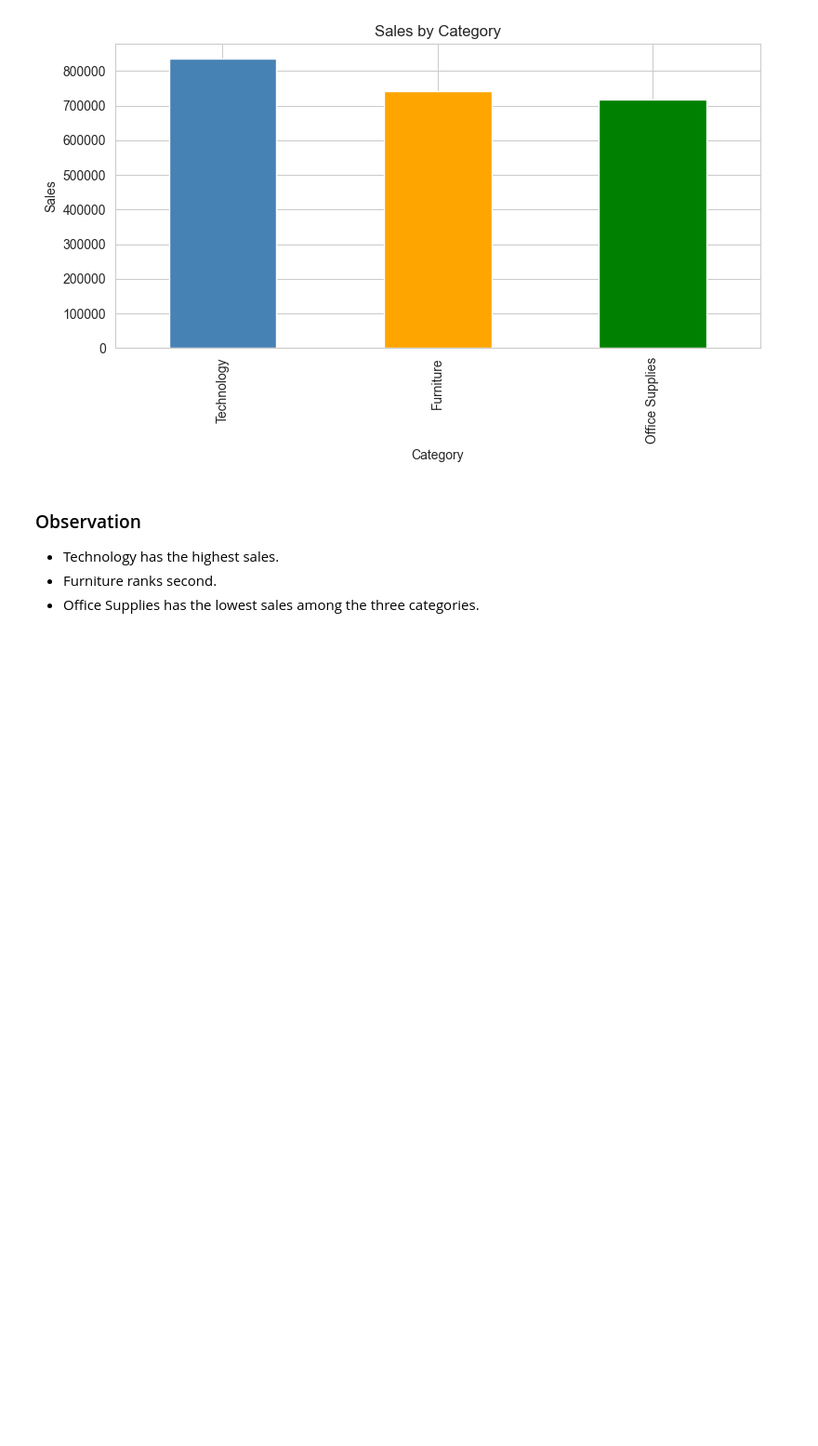
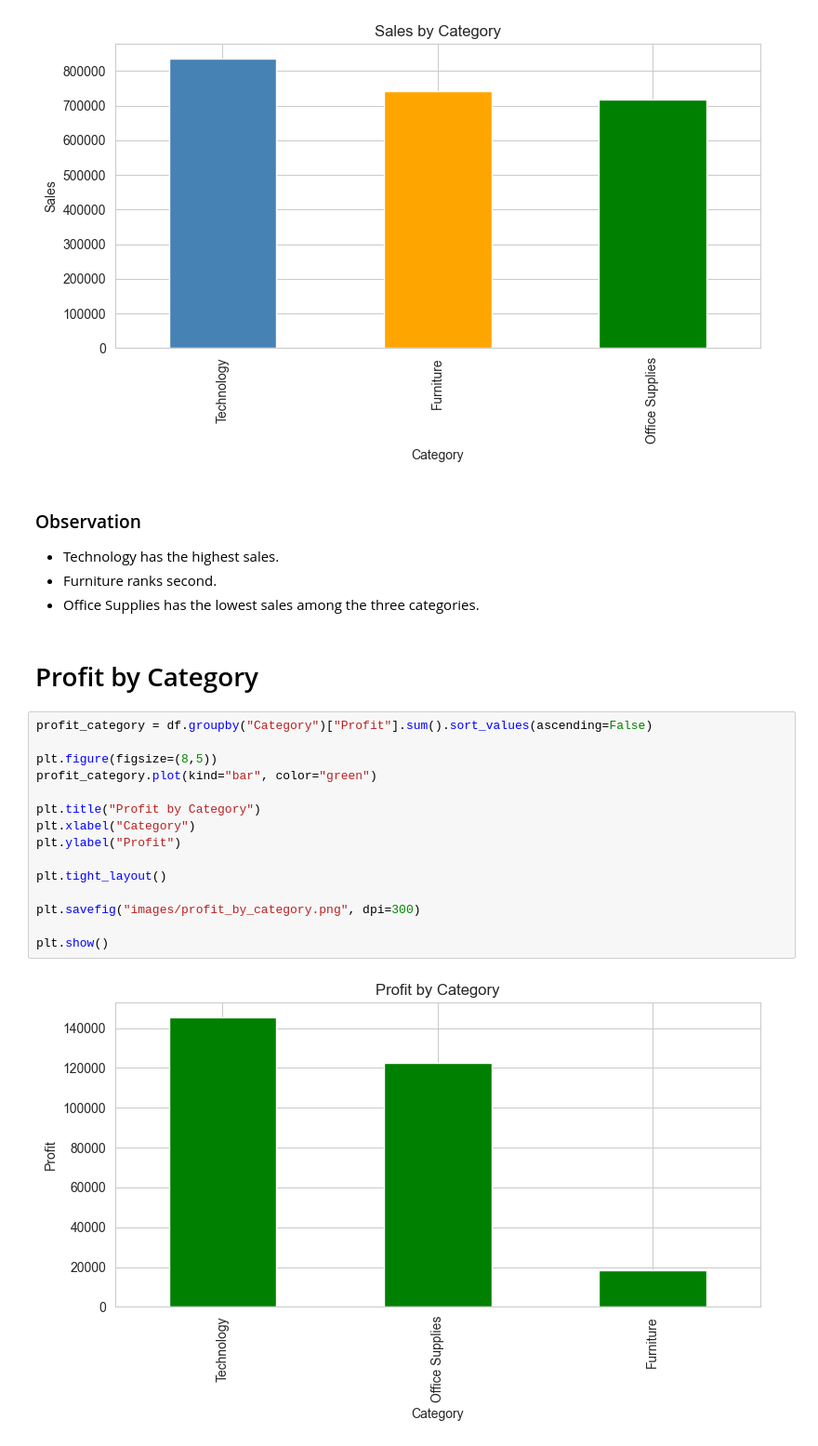
Before and after one commit to Anvita711/OIBSIP, a Jupyter notebook: notebook.ipynb, the cells around one changed output. Shown at 93% size. Cells and saved outputs as stored; diff of their text form; blank space fills up the shorter version.

```diff
--- a/notebook.ipynb
+++ b/notebook.ipynb
@@ -120,3 +120,22 @@ plt.show()
 - Technology has the highest sales.
 - Furniture ranks second.
 - Office Supplies has the lowest sales among the three categories.
+# %% [markdown]
+# Profit by Category
+# %%
+profit_category = df.groupby("Category")["Profit"].sum().sort_values(ascending=False)
+
+plt.figure(figsize=(8,5))
+profit_category.plot(kind="bar", color="green")
+
+plt.title("Profit by Category")
+plt.xlabel("Category")
+plt.ylabel("Profit")
+
+plt.tight_layout()
+
+plt.savefig("images/profit_by_category.png", dpi=300)
+
+plt.show()
+# %% [output]
+[figure, added]
```
Also changed, not shown: parts of 17 cells of this notebook.
